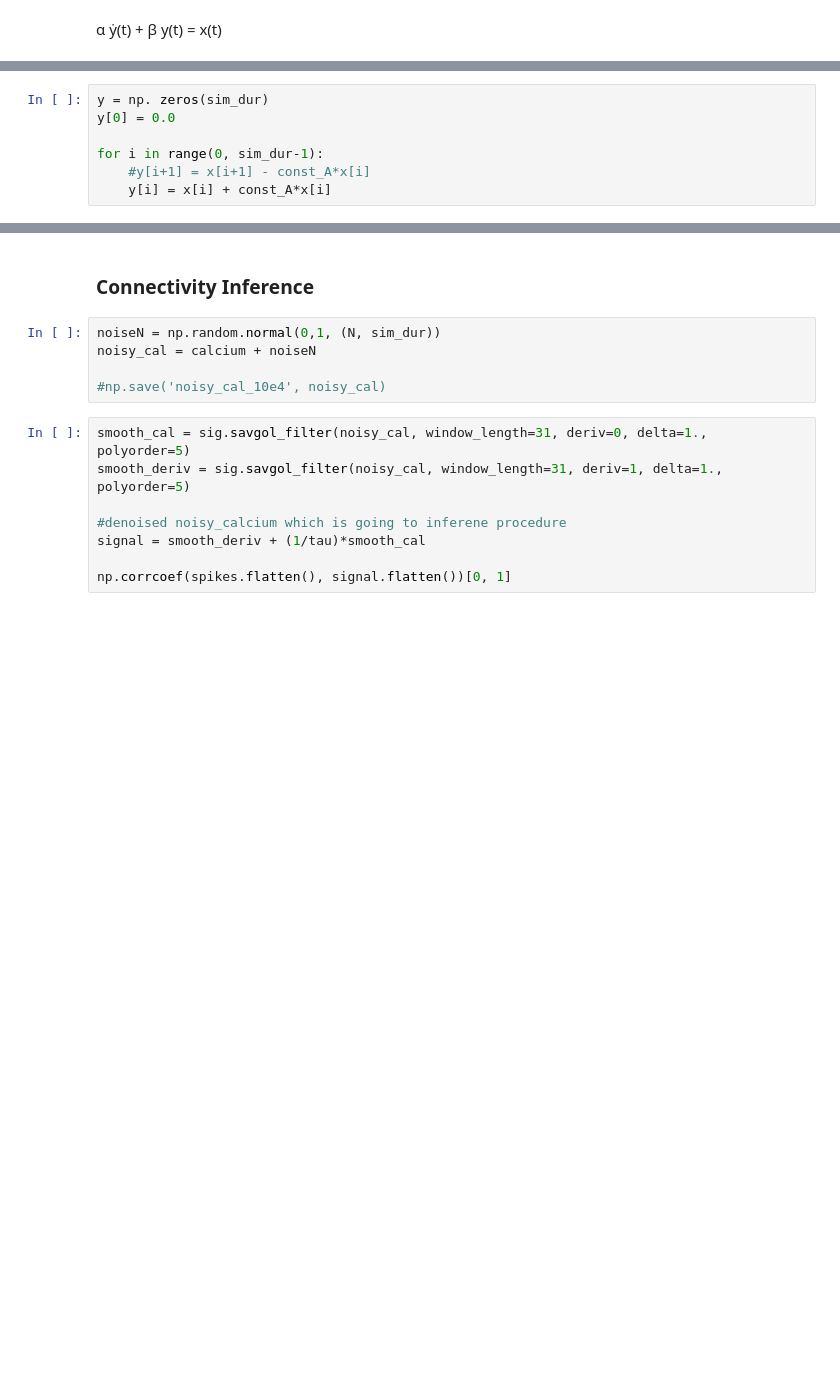
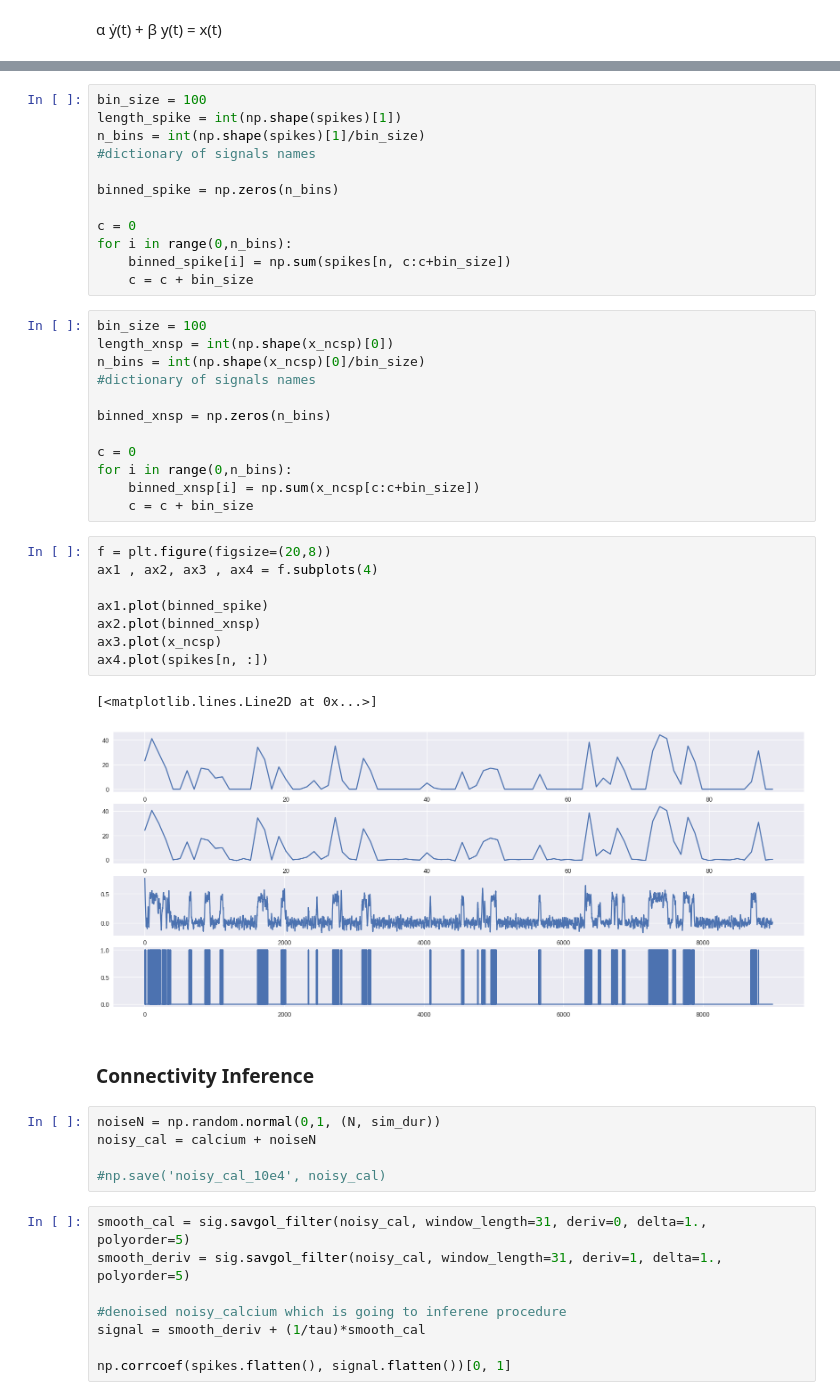
Before and after one commit to mjoudy/Calcium---AR, a Jupyter notebook: pre-processing-for-stefan.ipynb, the cells around one changed output, grey strips where cells are left out. Cells and saved outputs as stored; diff of their text form; blank space fills up the shorter version.

```diff
--- a/pre-processing-for-stefan.ipynb
+++ b/pre-processing-for-stefan.ipynb
@@ -152,7 +88,0 @@ I was thinking the resulted denoised signal can be percieved as calcium signal w
-# %%
-y = np. zeros(sim_dur)
-y[0] = 0.0
-
-for i in range(0, sim_dur-1):
-    #y[i+1] = x[i+1] - const_A*x[i]
-    y[i] = x[i] + const_A*x[i]
@@ -177,3 +132,38 @@ array([[1.        , 0.55900041],
+# %%
+bin_size = 100
+length_spike = int(np.shape(spikes)[1])
+n_bins = int(np.shape(spikes)[1]/bin_size)
+#dictionary of signals names
+
+binned_spike = np.zeros(n_bins)
+
+c = 0
+for i in range(0,n_bins):
+    binned_spike[i] = np.sum(spikes[n, c:c+bin_size])
+    c = c + bin_size
+# %%
+bin_size = 100
+length_xnsp = int(np.shape(x_ncsp)[0])
+n_bins = int(np.shape(x_ncsp)[0]/bin_size)
+#dictionary of signals names
+
+binned_xnsp = np.zeros(n_bins)
+
+c = 0
+for i in range(0,n_bins):
+    binned_xnsp[i] = np.sum(x_ncsp[c:c+bin_size])
+    c = c + bin_size
+# %%
+f = plt.figure(figsize=(20,8))
+ax1 , ax2, ax3 , ax4 = f.subplots(4)
+
+ax1.plot(binned_spike)
+ax2.plot(binned_xnsp)
+ax3.plot(x_ncsp)
+ax4.plot(spikes[n, :])
+# %% [output]
+[<matplotlib.lines.Line2D at 0x...>]
+[figure, added]
 # %% [markdown]
 ### Connectivity Inference
 # %%
```
Also changed, not shown: parts of 26 cells of this notebook.
